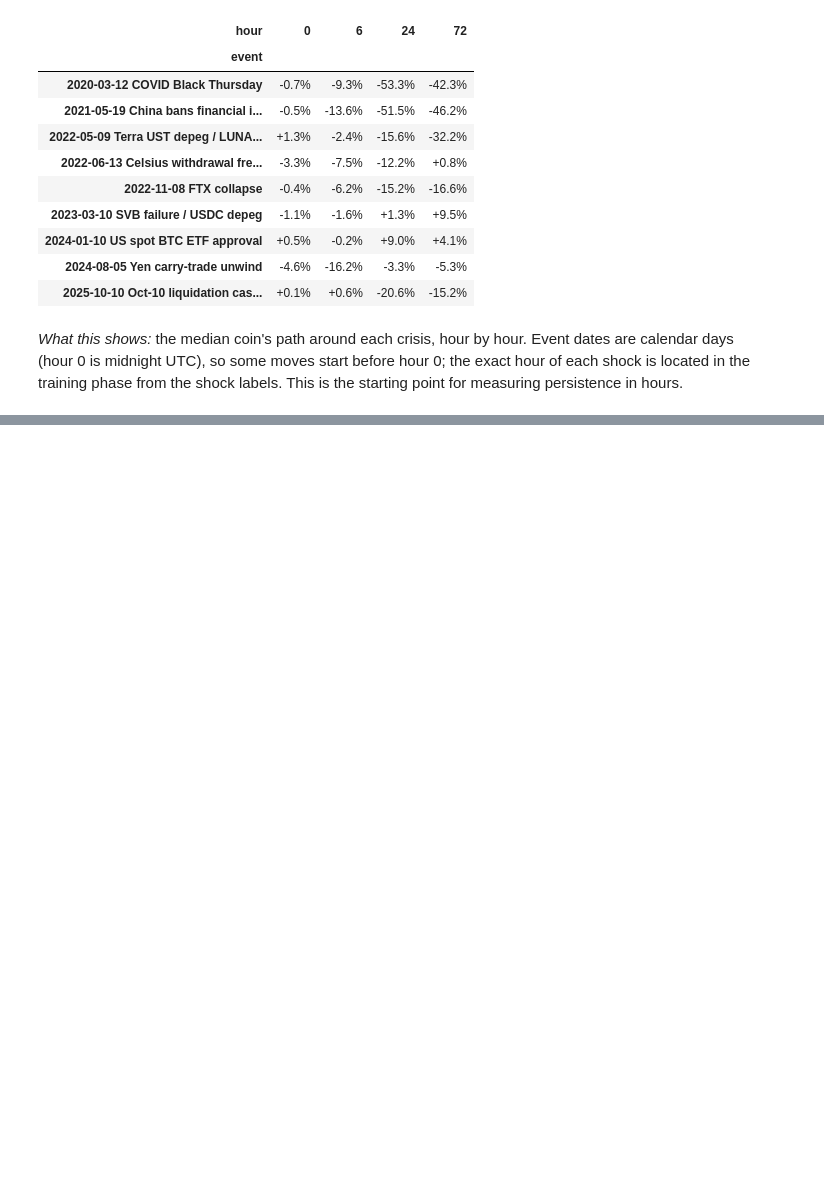
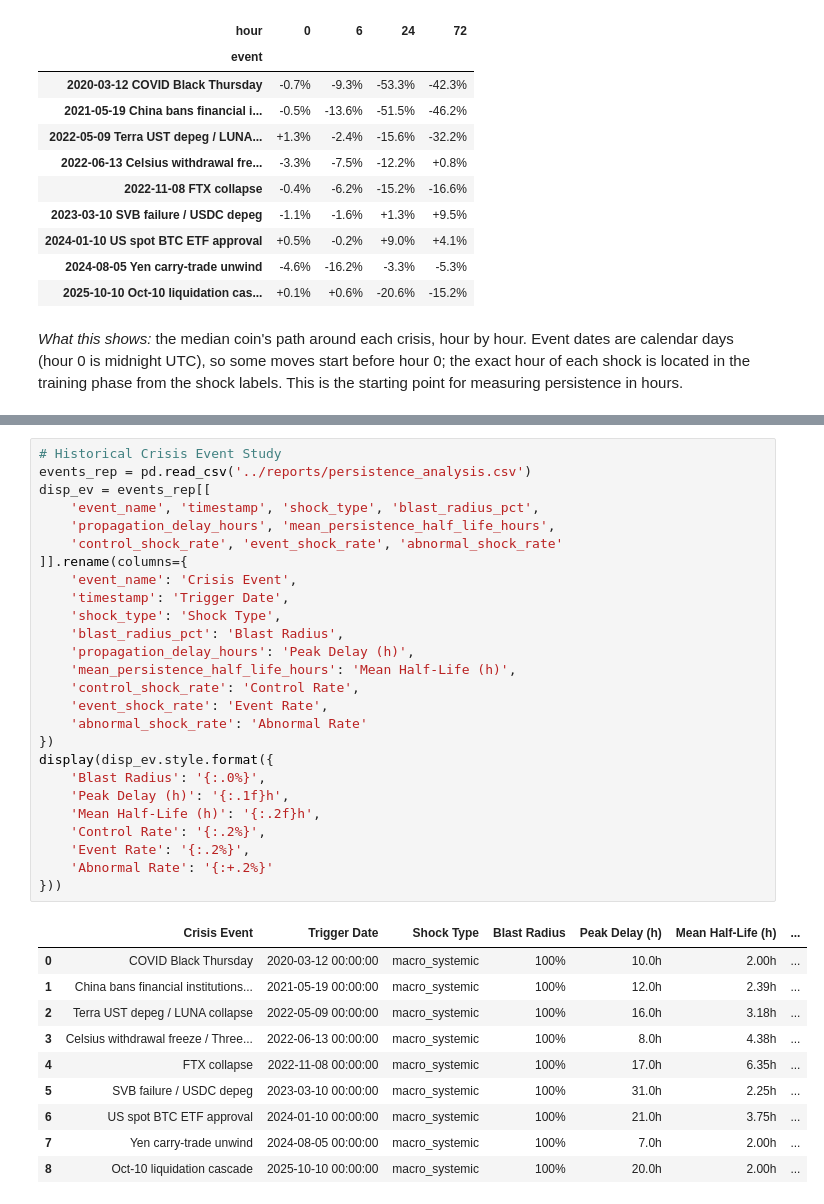
Before and after one commit to da-ksh-esh/CryptoGraph, a Jupyter notebook: notebooks/05_persistence_by_shock_type.ipynb, the cells around one changed output, grey strips where cells are left out. Drawn from its saved outputs; the diff is of its cells as text; blank space fills up the shorter version.

Commit message:
feat(analysis): sector-level volatility persistence, matched null, and event studies

```diff
--- a/notebooks/05_persistence_by_shock_type.ipynb
+++ b/notebooks/05_persistence_by_shock_type.ipynb
@@ -82,0 +187,37 @@ training phase from the shock labels. This is the starting point for measuring p
+# %%
+# Historical Crisis Event Study
+events_rep = pd.read_csv('../reports/persistence_analysis.csv')
+disp_ev = events_rep[[
+    'event_name', 'timestamp', 'shock_type', 'blast_radius_pct',
+    'propagation_delay_hours', 'mean_persistence_half_life_hours',
+    'control_shock_rate', 'event_shock_rate', 'abnormal_shock_rate'
+]].rename(columns={
+    'event_name': 'Crisis Event',
+    'timestamp': 'Trigger Date',
+    'shock_type': 'Shock Type',
+    'blast_radius_pct': 'Blast Radius',
+    'propagation_delay_hours': 'Peak Delay (h)',
+    'mean_persistence_half_life_hours': 'Mean Half-Life (h)',
+    'control_shock_rate': 'Control Rate',
+    'event_shock_rate': 'Event Rate',
+    'abnormal_shock_rate': 'Abnormal Rate'
+})
+display(disp_ev.style.format({
+    'Blast Radius': '{:.0%}',
+    'Peak Delay (h)': '{:.1f}h',
+    'Mean Half-Life (h)': '{:.2f}h',
+    'Control Rate': '{:.2%}',
+    'Event Rate': '{:.2%}',
+    'Abnormal Rate': '{:+.2%}'
+}))
+# %% [output]
+|  | Crisis Event | Trigger Date | Shock Type | Blast Radius | Peak Delay (h) | Mean Half-Life (h) | ... |
+| 0 | COVID Black Thursday | 2020-03-12 00:00:00 | macro_systemic | 100% | 10.0h | 2.00h | ... |
+| 1 | China bans financial institutions... | 2021-05-19 00:00:00 | macro_systemic | 100% | 12.0h | 2.39h | ... |
+| 2 | Terra UST depeg / LUNA collapse | 2022-05-09 00:00:00 | macro_systemic | 100% | 16.0h | 3.18h | ... |
+| 3 | Celsius withdrawal freeze / Three... | 2022-06-13 00:00:00 | macro_systemic | 100% | 8.0h | 4.38h | ... |
+| 4 | FTX collapse | 2022-11-08 00:00:00 | macro_systemic | 100% | 17.0h | 6.35h | ... |
+| 5 | SVB failure / USDC depeg | 2023-03-10 00:00:00 | macro_systemic | 100% | 31.0h | 2.25h | ... |
+| 6 | US spot BTC ETF approval | 2024-01-10 00:00:00 | macro_systemic | 100% | 21.0h | 3.75h | ... |
+| 7 | Yen carry-trade unwind | 2024-08-05 00:00:00 | macro_systemic | 100% | 7.0h | 2.00h | ... |
+| 8 | Oct-10 liquidation cascade | 2025-10-10 00:00:00 | macro_systemic | 100% | 20.0h | 2.00h | ... |
```
Also changed, not shown: parts of 10 cells of this notebook, 10 other files.
